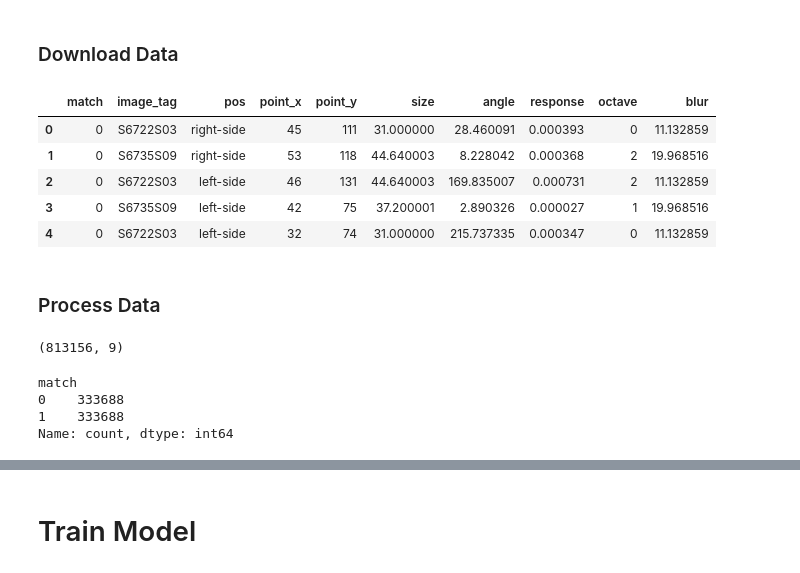
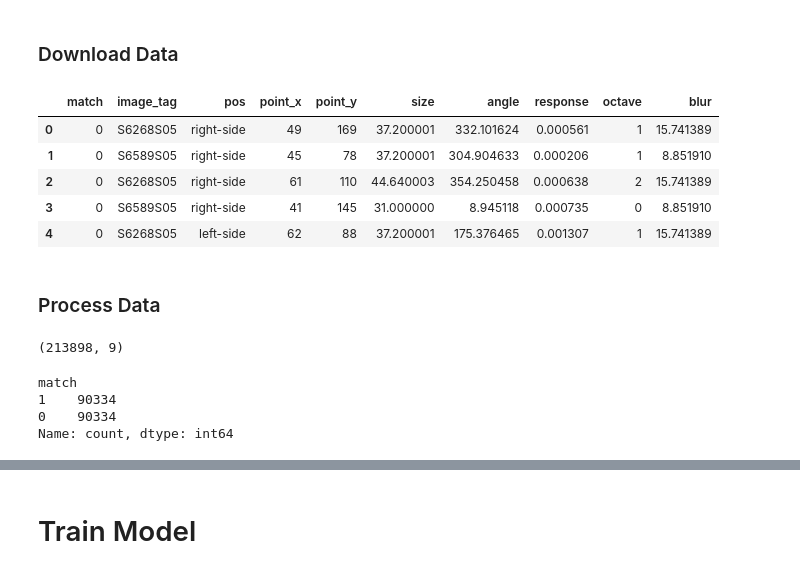
Before and after one commit to elymsyr/iris-recognition, a Jupyter notebook: Scripts/model_tests.ipynb, the cells around one changed output, grey strips where cells are left out. Cells and saved outputs as stored; diff of their text form; code cells hidden in the pictures.

```diff
--- a/Scripts/model_tests.ipynb
+++ b/Scripts/model_tests.ipynb
@@ -19,19 +19,18 @@ from sklearn.metrics import classification_report
 # %% [markdown]
 ### Download Data
 # %%
-url = 'https://raw.githubusercontent.com/elymsyr/iris-recognition/main/Project/kp_classify_blur.csv'
+# url = 'https://raw.githubusercontent.com/elymsyr/iris-recognition/main/Project/kp_classify_blur.csv'
+# df = pd.read_csv(url)
 
-df = pd.read_csv(url)
-
-# df = pd.read_csv('kp_classify_blur.csv')
+df = pd.read_csv('../kp_classify.csv')
 df.head()
 # %% [output]
 |  | match | image_tag | pos | point_x | point_y | size | angle | response | octave | blur |
-| 0 | 0 | S6722S03 | right-side | 45 | 111 | 31.000000 | 28.460091 | 0.000393 | 0 | 11.132859 |
-| 1 | 0 | S6735S09 | right-side | 53 | 118 | 44.640003 | 8.228042 | 0.000368 | 2 | 19.968516 |
-| 2 | 0 | S6722S03 | left-side | 46 | 131 | 44.640003 | 169.835007 | 0.000731 | 2 | 11.132859 |
-| 3 | 0 | S6735S09 | left-side | 42 | 75 | 37.200001 | 2.890326 | 0.000027 | 1 | 19.968516 |
-| 4 | 0 | S6722S03 | left-side | 32 | 74 | 31.000000 | 215.737335 | 0.000347 | 0 | 11.132859 |
+| 0 | 0 | S6268S05 | right-side | 49 | 169 | 37.200001 | 332.101624 | 0.000561 | 1 | 15.741389 |
+| 1 | 0 | S6589S05 | right-side | 45 | 78 | 37.200001 | 304.904633 | 0.000206 | 1 | 8.851910 |
+| 2 | 0 | S6268S05 | right-side | 61 | 110 | 44.640003 | 354.250458 | 0.000638 | 2 | 15.741389 |
+| 3 | 0 | S6589S05 | right-side | 41 | 145 | 31.000000 | 8.945118 | 0.000735 | 0 | 8.851910 |
+| 4 | 0 | S6268S05 | left-side | 62 | 88 | 37.200001 | 175.376465 | 0.001307 | 1 | 15.741389 |
 # %% [markdown]
 ### Process Data
 # %%
@@ -44,7 +43,7 @@ df = df.drop(['octave'], axis=1)
 # %%
 df.shape
 # %% [output]
-(813156, 9)
+(213898, 9)
 # %%
 # Separate majority and minority classes
 df_class_0 = df[df['match'] == 0]
@@ -66,8 +65,8 @@ df = df_balanced.sample(frac=1, random_state=42).reset_index(drop=True)
 print(df['match'].value_counts())
 # %% [output]
 match
-0    333688
-1    333688
+1    90334
+0    90334
 Name: count, dtype: int64
 # %%
 y = df['match']
```
Also changed, not shown: parts of 4 cells of this notebook, 16 other files.
